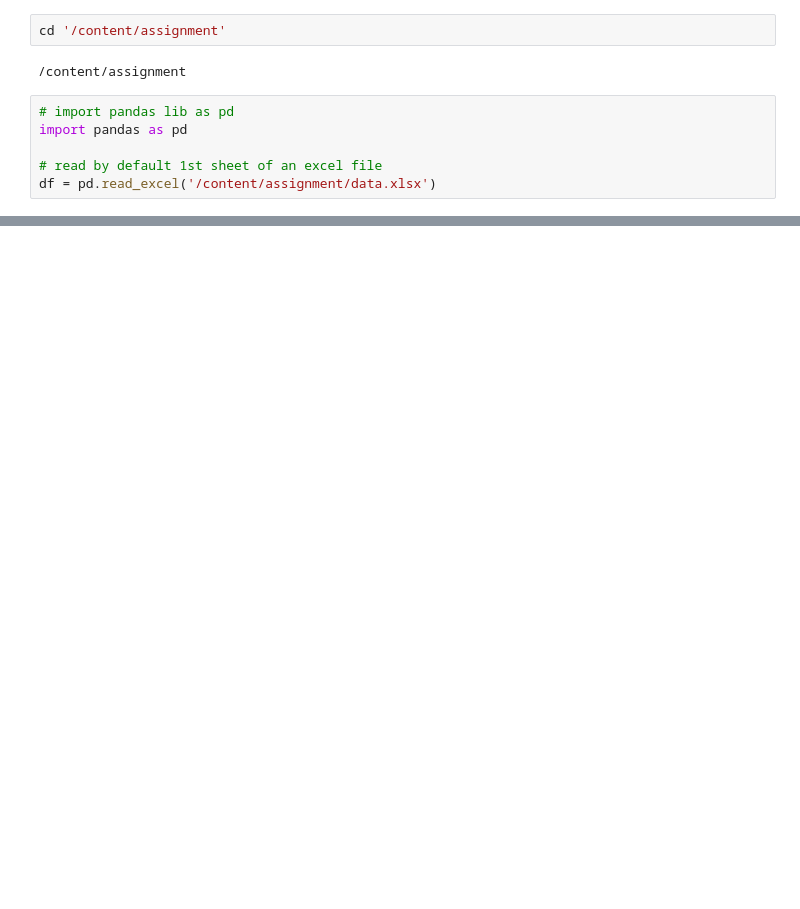
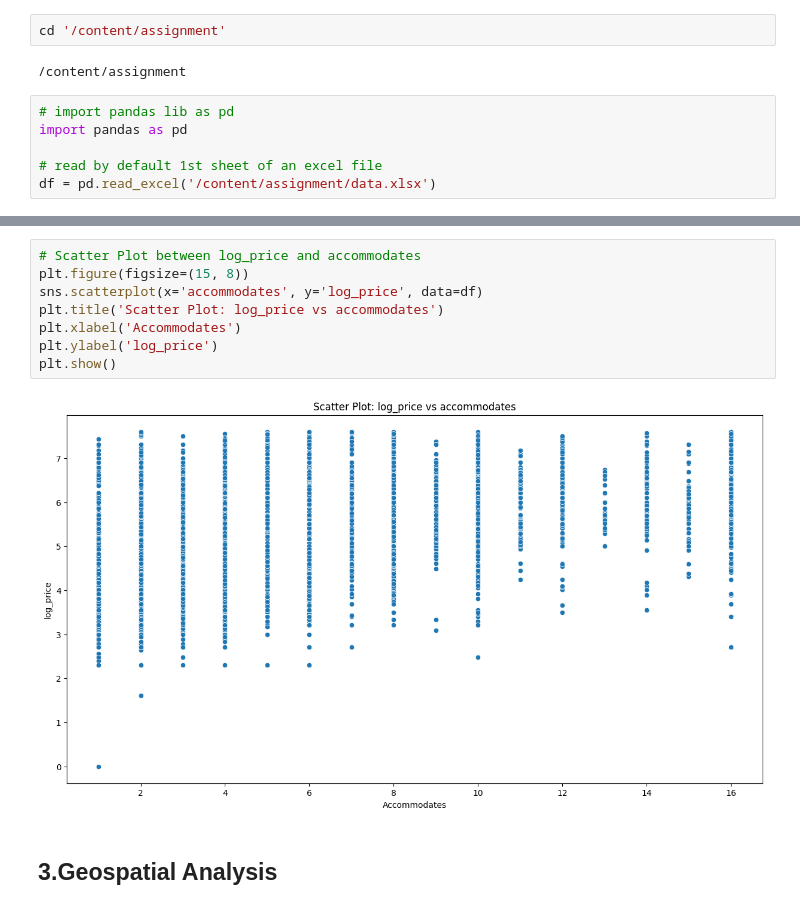
Before and after one commit to KOMPALALOKESH/assignment, a Jupyter notebook: Untitled1.ipynb, the cells around one changed output, grey strips where cells are left out. Saved outputs shown, nothing was run; the diff lists cells and outputs as text; blank space fills up the shorter version.

```diff
--- a/Untitled1.ipynb
+++ b/Untitled1.ipynb
@@ -30,0 +163,12 @@ df.head()
+# %%
+# Scatter Plot between log_price and accommodates
+plt.figure(figsize=(15, 8))
+sns.scatterplot(x='accommodates', y='log_price', data=df)
+plt.title('Scatter Plot: log_price vs accommodates')
+plt.xlabel('Accommodates')
+plt.ylabel('log_price')
+plt.show()
+# %% [output]
+[figure, added]
+# %% [markdown]
+## 3.Geospatial Analysis
```
Also changed, not shown: parts of 94 cells of this notebook.
